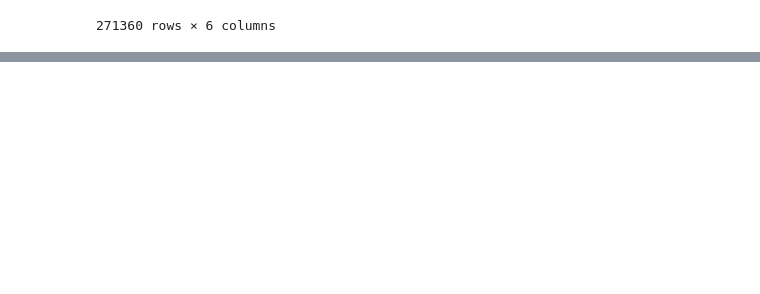
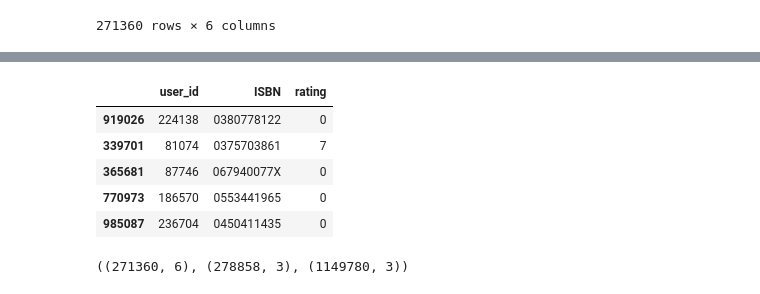
Before and after one commit to Chothani01/End-to-End-Book-Recommendation-System, a Jupyter notebook: notebook/research.ipynb, the cells around one changed output, grey strips where cells are left out. Cells and saved outputs as stored; diff of their text form; code cells hidden in the pictures; blank space fills up the shorter version.

```diff
--- a/notebook/research.ipynb
+++ b/notebook/research.ipynb
@@ -78,0 +143,18 @@ books.sample(5)
+# %%
+ratings.rename(columns={
+    "User-ID":"user_id",
+    "Book-Rating":"rating"
+}, inplace=True)
+# %%
+ratings.sample(5)
+# %% [output]
+|  | user_id | ISBN | rating |
+| 919026 | 224138 | 0380778122 | 0 |
+| 339701 | 81074 | 0375703861 | 7 |
+| 365681 | 87746 | 067940077X | 0 |
+| 770973 | 186570 | 0553441965 | 0 |
+| 985087 | 236704 | 0450411435 | 0 |
+# %%
+books.shape, users.shape, ratings.shape
+# %% [output]
+((271360, 6), (278858, 3), (1149780, 3))
```
Also changed, not shown: parts of 8 cells of this notebook.
